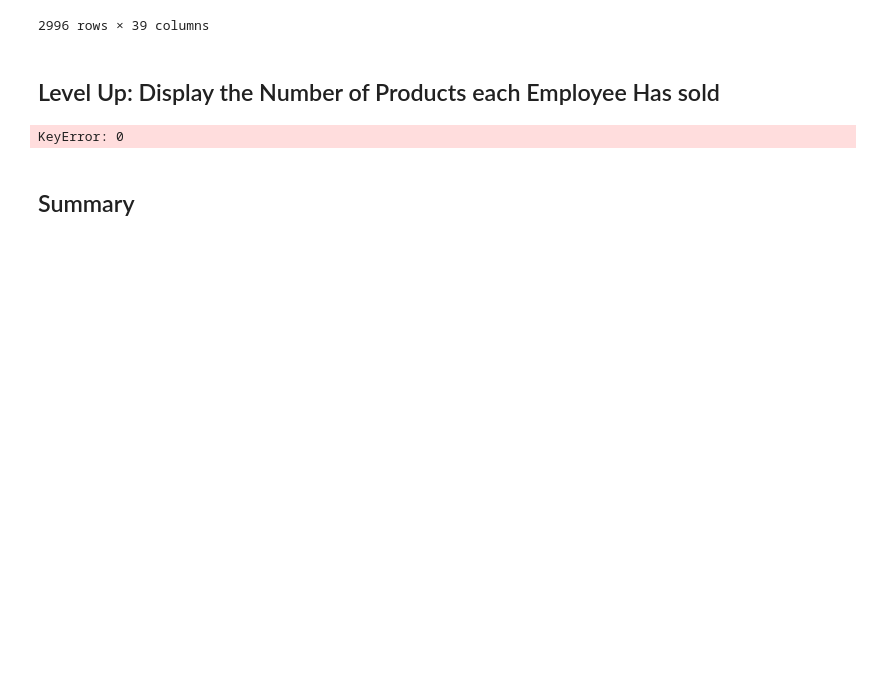
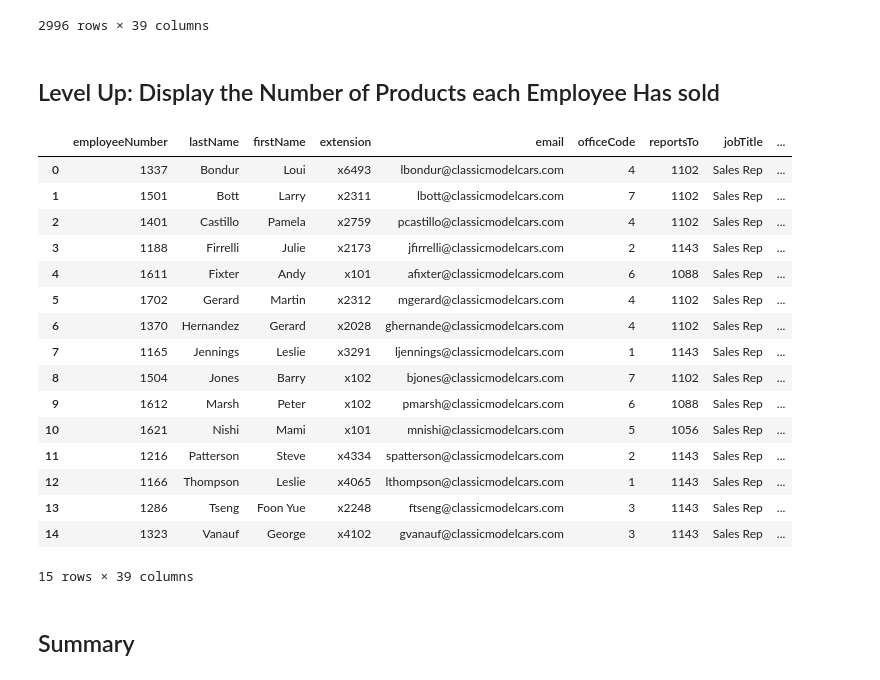
Before and after one commit to kevzha/dsc-1-05-11-join-statements-lab-nyc-ds-career-012819, a Jupyter notebook: index.ipynb, the cells around one changed output. Saved outputs shown, nothing was run; the diff lists cells and outputs as text; code cells hidden in the pictures; blank space fills up the shorter version.

```diff
--- a/index.ipynb
+++ b/index.ipynb
@@ -154,20 +154,36 @@ df
 # %%
 #Your code here
 cur.execute('''SELECT * FROM employees e
                         JOIN customers c
                         on e.employeeNumber = c.salesRepemployeeNumber
                         JOIN orders o
                         USING (customerNumber)
                         JOIN orderdetails od
                         USING(orderNumber)
                         JOIN products p
                         USING (productCode)
-                        GROUPBY''')
+                        GROUP BY lastName, firstName''')
 df = pd.DataFrame(cur.fetchall())
 df.columns = [i[0] for i in cur.description]
 df
 # %% [output]
+|  | employeeNumber | lastName | firstName | extension | email | officeCode | reportsTo | jobTitle | ... |
+| 0 | 1337 | Bondur | Loui | x6493 | lbondur@classicmodelcars.com | 4 | 1102 | Sales Rep | ... |
+| 1 | 1501 | Bott | Larry | x2311 | lbott@classicmodelcars.com | 7 | 1102 | Sales Rep | ... |
+| 2 | 1401 | Castillo | Pamela | x2759 | pcastillo@classicmodelcars.com | 4 | 1102 | Sales Rep | ... |
+| 3 | 1188 | Firrelli | Julie | x2173 | jfirrelli@classicmodelcars.com | 2 | 1143 | Sales Rep | ... |
+| 4 | 1611 | Fixter | Andy | x101 | afixter@classicmodelcars.com | 6 | 1088 | Sales Rep | ... |
+| 5 | 1702 | Gerard | Martin | x2312 | mgerard@classicmodelcars.com | 4 | 1102 | Sales Rep | ... |
+| 6 | 1370 | Hernandez | Gerard | x2028 | ghernande@classicmodelcars.com | 4 | 1102 | Sales Rep | ... |
+| 7 | 1165 | Jennings | Leslie | x3291 | ljennings@classicmodelcars.com | 1 | 1143 | Sales Rep | ... |
+| 8 | 1504 | Jones | Barry | x102 | bjones@classicmodelcars.com | 7 | 1102 | Sales Rep | ... |
+| 9 | 1612 | Marsh | Peter | x102 | pmarsh@classicmodelcars.com | 6 | 1088 | Sales Rep | ... |
+| 10 | 1621 | Nishi | Mami | x101 | mnishi@classicmodelcars.com | 5 | 1056 | Sales Rep | ... |
+| 11 | 1216 | Patterson | Steve | x4334 | spatterson@classicmodelcars.com | 2 | 1143 | Sales Rep | ... |
+| 12 | 1166 | Thompson | Leslie | x4065 | lthompson@classicmodelcars.com | 1 | 1143 | Sales Rep | ... |
+| 13 | 1286 | Tseng | Foon Yue | x2248 | ftseng@classicmodelcars.com | 3 | 1143 | Sales Rep | ... |
+| 14 | 1323 | Vanauf | George | x4102 | gvanauf@classicmodelcars.com | 3 | 1143 | Sales Rep | ... |
-KeyError: 0
+15 rows × 39 columns
 # %% [markdown]
 ## Summary
 # %% [markdown]
```
